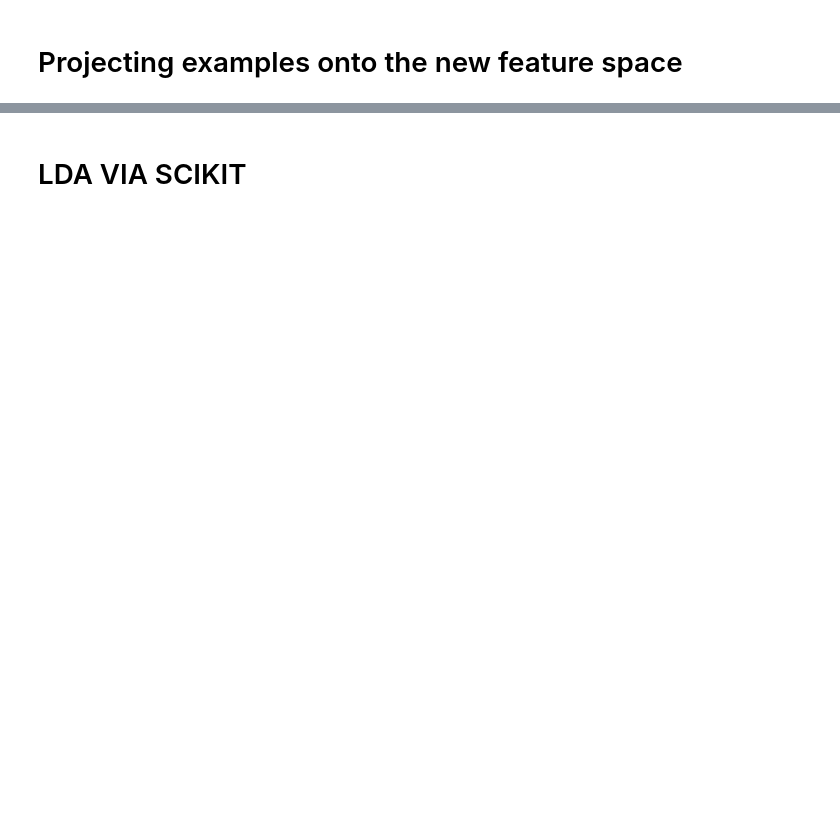
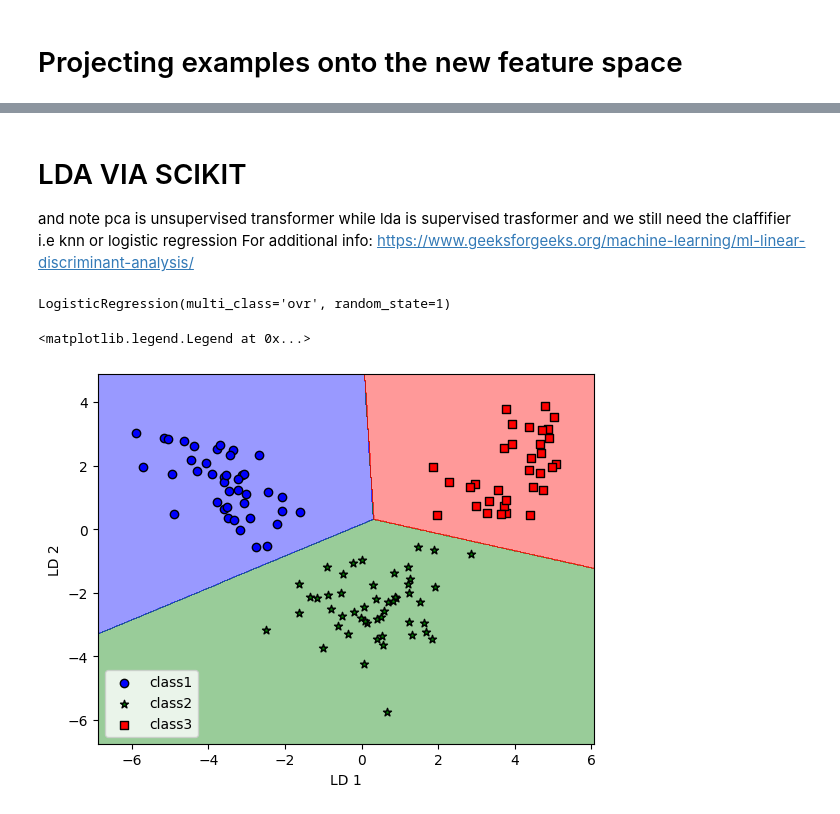
Before and after one commit to Wizard-hash2/Dimensionality-Reduction, a Jupyter notebook: Linear_discrim_analysi.ipynb, the cells around one changed output, grey strips where cells are left out. Drawn from its saved outputs; the diff is of its cells as text; code cells hidden in the pictures; blank space fills up the shorter version.

```diff
--- a/Linear_discrim_analysi.ipynb
+++ b/Linear_discrim_analysi.ipynb
@@ -170,2 +170,53 @@ Matrux iz[[-0.1256 -0.4527]
 # %% [markdown]
 # LDA VIA SCIKIT
+ and note pca is unsupervised transformer while lda is supervised trasformer and we still need the claffifier i.e knn or logistic regression
+For additional info: https://www.geeksforgeeks.org/machine-learning/ml-linear-discriminant-analysis/
+# %%
+from sklearn.linear_model import LogisticRegression
+from sklearn.discriminant_analysis import LinearDiscriminantAnalysis
+
+lda = LinearDiscriminantAnalysis(n_components= 2)
+
+x_train_lda = lda.fit_transform(x_train_std,y_train)
+
+lr = LogisticRegression(multi_class= 'ovr', random_state= 1, solver= 'lbfgs')
+lr.fit(x_train_lda,y_train)
+# %% [output]
+LogisticRegression(multi_class='ovr', random_state=1)
+# %%
+import matplotlib.pyplot as plt
+from matplotlib.colors import ListedColormap
+import numpy as np
+
+def plot_Decision(x,y,classifire, resolution = 0.02):
+    markers = "o","*","s","d"
+    colors = ("blue","green","red","yellow")
+    cmap = ListedColormap(colors[:len(np.unique(y))]) # Creaye a unique color for each value Y
+
+
+
+    x_min, x_max =(x[:,0].min()-1,x[:,0].max() + 1) #Padding
+    x1_min,x2_max = (x[:,1].min() - 1, x[:,1].max() + 1)
+    xx1,xx2 = np.meshgrid(np.arange(x_min,x_max,resolution), np.arange(x1_min,x2_max,resolution)) #Np.arreange(start, stop,increment)
+    #meshgrid converts from 1D to ND(2)
+
+    lab = classifire.predict(np.array([xx1.ravel(),  xx2.ravel()]).T) # ravel flatens the values , T is transpose
+    lab = lab.reshape(xx1.shape) # xx1 have same shape as xx2
+
+    plt.contourf(xx1,xx2,lab, alpha = 0.4, cmap = cmap)
+    plt.xlim(xx1.min(),xx1.max())
+    plt.ylim(xx2.min(),xx2.max())
+
+
+    for idx, cl in enumerate(np.unique(y)):
+        plt.scatter(x = x[y == cl, 0], y = x[y == cl,1 ], color = colors[idx], marker = markers[idx],label = f"class{cl}" ,edgecolor = "black")
+# %%
+plot_Decision(x_train_lda,y_train, classifire= lr)
+
+plt.xlabel('LD 1')
+plt.ylabel('LD 2')
+
+plt.legend(loc = 'best')
+# %% [output]
+<matplotlib.legend.Legend at 0x...>
+[figure, added]
```
Also changed, not shown: parts of 4 cells of this notebook.
